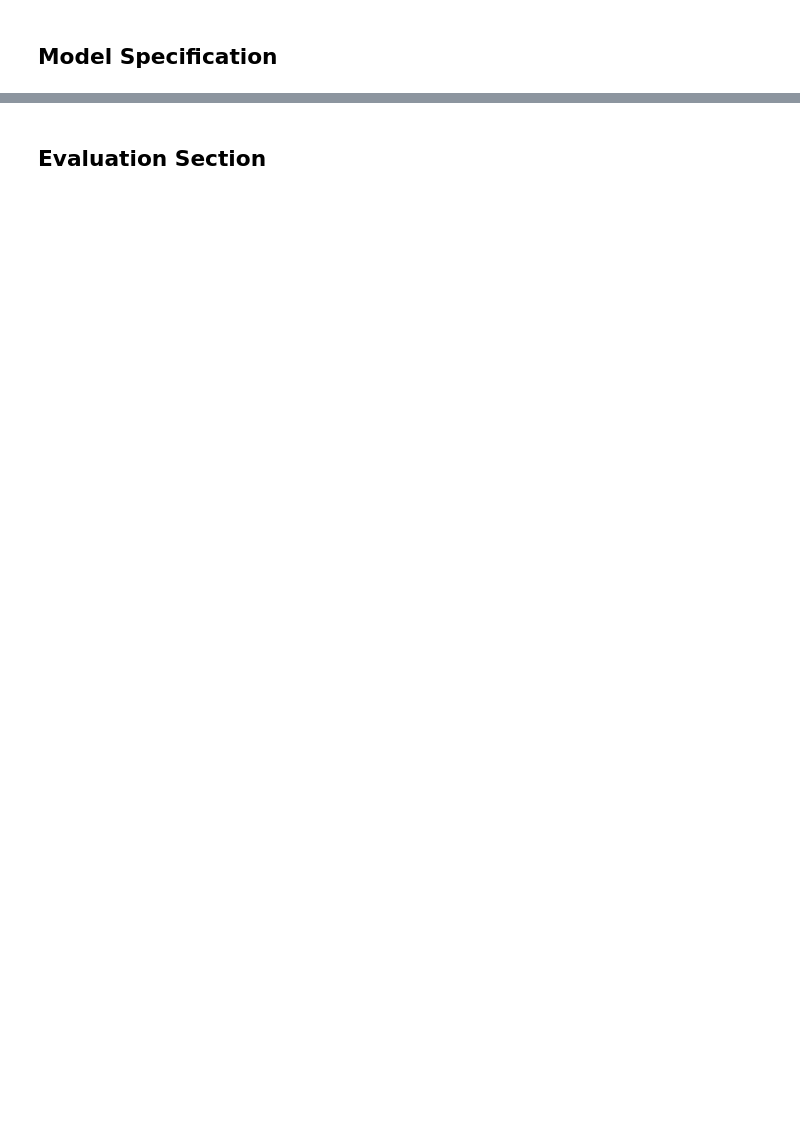
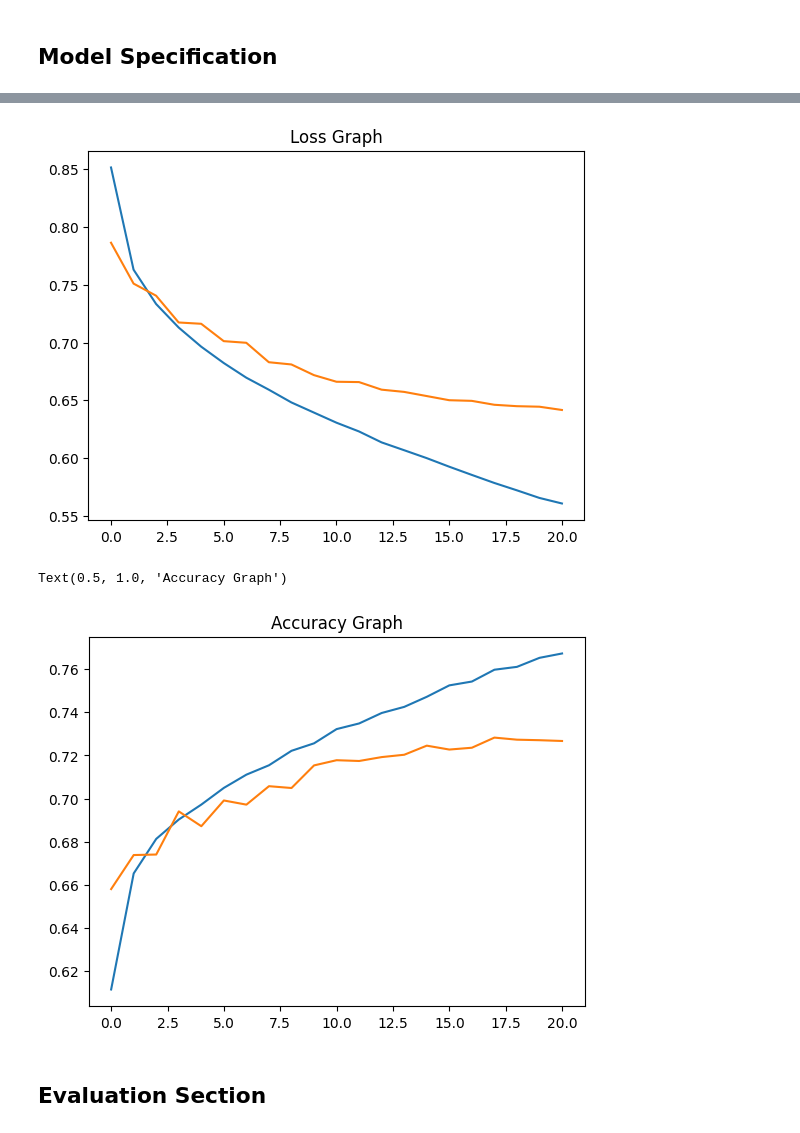
Before and after one commit to RayGone/SentimentAnalysis, a Jupyter notebook: Experiments/BERT_Embedding_As_Feature/SA.ipynb, the cells around one changed output, grey strips where cells are left out. Saved outputs shown, nothing was run; the diff lists cells and outputs as text; code cells hidden in the pictures; blank space fills up the shorter version.

```diff
--- a/Experiments/BERT_Embedding_As_Feature/SA.ipynb
+++ b/Experiments/BERT_Embedding_As_Feature/SA.ipynb
@@ -73,3 +116,5 @@ class BERTEmbedding(tf.keras.layers.Layer):
 embd = BERTEmbedding(model.bert,tokenizer,max_token_len=100)
 # embd(["",'बैंक तथा वित्तीय संस्थामा देखिएको विश्वासको','बैंक तथा वित्तीय संस्थामा देखिएको विश्वासको'])
 # embd(["abcd"])
+d_model = embd(["abcd",'efgh']).shape[1]
+d_model
@@ -113,5 +169,5 @@ class DataGenerator(tf.keras.utils.Sequence):
 # %%
 %%time
 
-train_features = DataGenerator(data['train'])
-test_features = DataGenerator(data['test'])
+train_features = DataGenerator(data['train'],model_dim=d_model,batch_size=16)
+test_features = DataGenerator(data['test'],model_dim=d_model,shuffle=False)
@@ -120,14 +179,15 @@ test_features = DataGenerator(data['test'])
 # %%
 sa_model = tf.keras.models.Sequential([
     tf.keras.layers.InputLayer(input_shape=(768)),
-    tf.keras.layers.Dense(768,activation='relu'),
-    tf.keras.layers.Dense(3,activation='softmax')
+    tf.keras.layers.Dense(256,activation='relu',name='Dense'),
+    tf.keras.layers.Dropout(0.1,name='Dropout'),
+    tf.keras.layers.Dense(3,activation='softmax',name='Activation')
 ])
 # %%
 sa_model.compile(
   optimizer=tf.keras.optimizers.Adam(
-        learning_rate=2e-5,
-        weight_decay=0.01
+        learning_rate=5e-5,
+        weight_decay=0.001
       ),
   loss='sparse_categorical_crossentropy',
   metrics=['acc'])
@@ -145,3 +239,19 @@ history = sa_model.fit(train_features,
+# %%
+import seaborn
+from matplotlib import pyplot as plt
+
+seaborn.lineplot(history.history['loss'])
+seaborn.lineplot(history.history['val_loss'])
+plt.title("Loss Graph")
+plt.show()
+
+seaborn.lineplot(history.history['acc'])
+seaborn.lineplot(history.history['val_acc'])
+plt.title("Accuracy Graph")
+# %% [output]
+[figure, added]
+Text(0.5, 1.0, 'Accuracy Graph')
+[figure, added]
 # %% [markdown]
 ## Evaluation Section
 # %%
```
Also changed, not shown: parts of 12 cells of this notebook.
